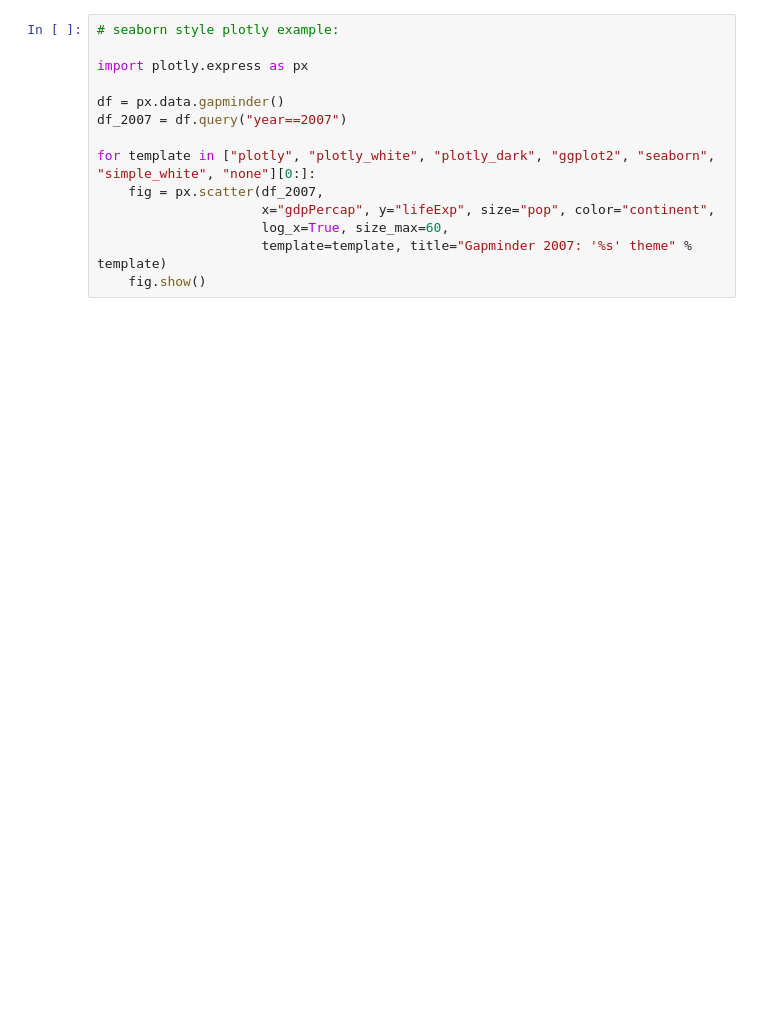
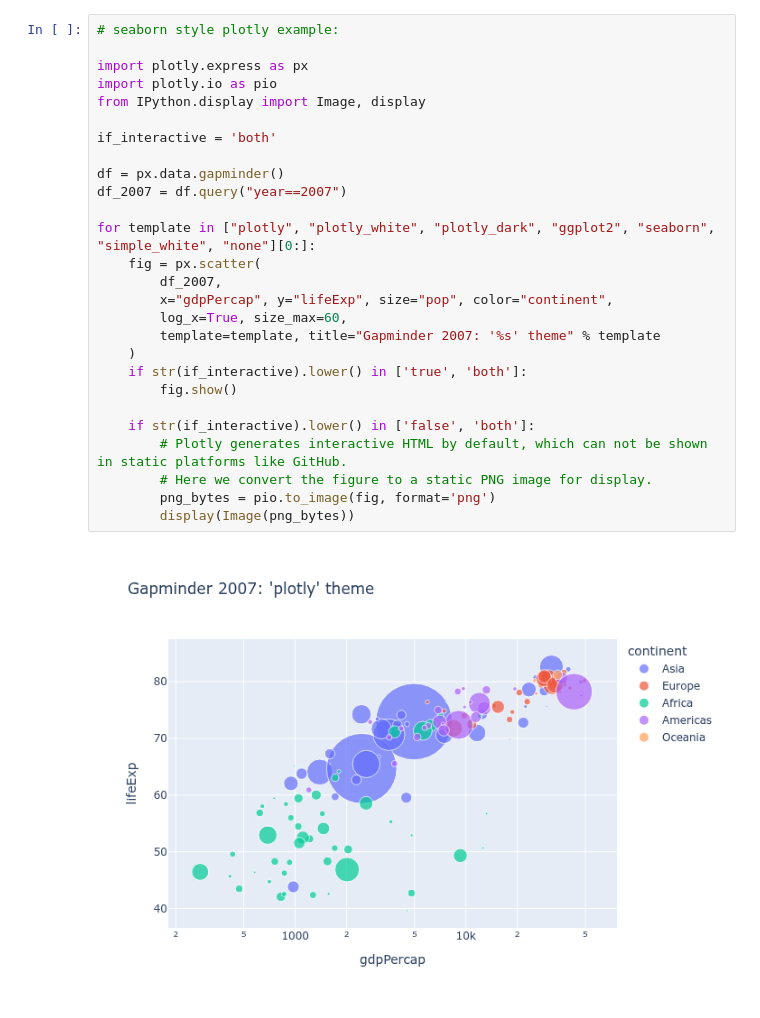
Before and after one commit to jajupmochi/swiss-river-network-benchmark, a Jupyter notebook: swissrivernetwork/benchmark/visualize_results/plottools_demo.ipynb, the cells around one changed output. Saved outputs shown, nothing was run; the diff lists cells and outputs as text; blank space fills up the shorter version.

Commit message:
feats: support converting interactive plots to static imgs to show on GitHub.

```diff
--- a/swissrivernetwork/benchmark/visualize_results/plottools_demo.ipynb
+++ b/swissrivernetwork/benchmark/visualize_results/plottools_demo.ipynb
@@ -1,14 +1,29 @@
 # %%
 # seaborn style plotly example:
 
 import plotly.express as px
+import plotly.io as pio
+from IPython.display import Image, display
+
+if_interactive = 'both'
 
 df = px.data.gapminder()
 df_2007 = df.query("year==2007")
 
 for template in ["plotly", "plotly_white", "plotly_dark", "ggplot2", "seaborn", "simple_white", "none"][0:]:
-    fig = px.scatter(df_2007,
-                     x="gdpPercap", y="lifeExp", size="pop", color="continent",
-                     log_x=True, size_max=60,
-                     template=template, title="Gapminder 2007: '%s' theme" % template)
-    fig.show()
+    fig = px.scatter(
+        df_2007,
+        x="gdpPercap", y="lifeExp", size="pop", color="continent",
+        log_x=True, size_max=60,
+        template=template, title="Gapminder 2007: '%s' theme" % template
+    )
+    if str(if_interactive).lower() in ['true', 'both']:
+        fig.show()
+
+    if str(if_interactive).lower() in ['false', 'both']:
+        # Plotly generates interactive HTML by default, which can not be shown in static platforms like GitHub.
+        # Here we convert the figure to a static PNG image for display.
+        png_bytes = pio.to_image(fig, format='png')
+        display(Image(png_bytes))
+# %% [output]
+[figure, added]
```
Also changed, not shown: parts of 1 cell of this notebook, 3 other files.
